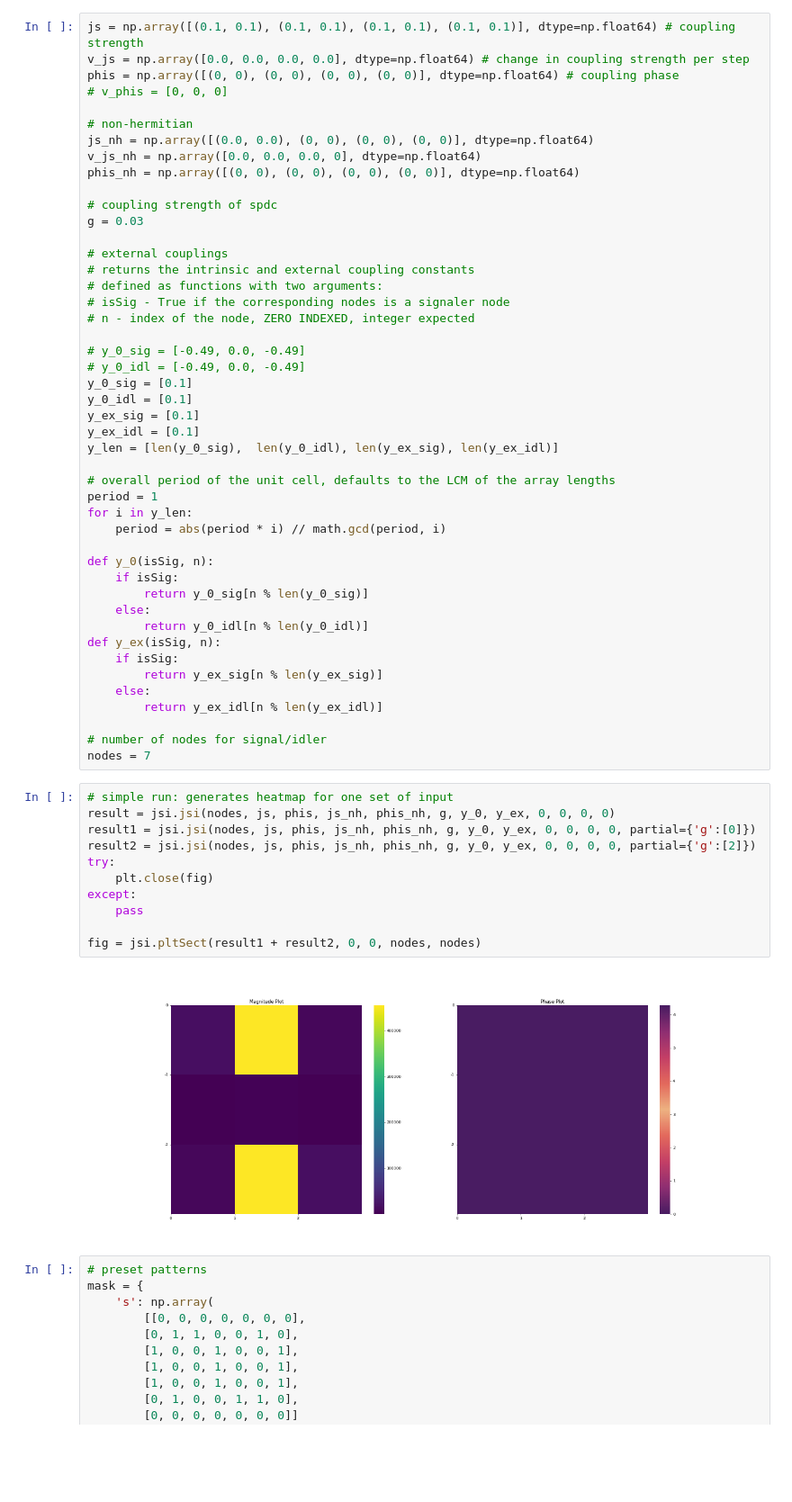
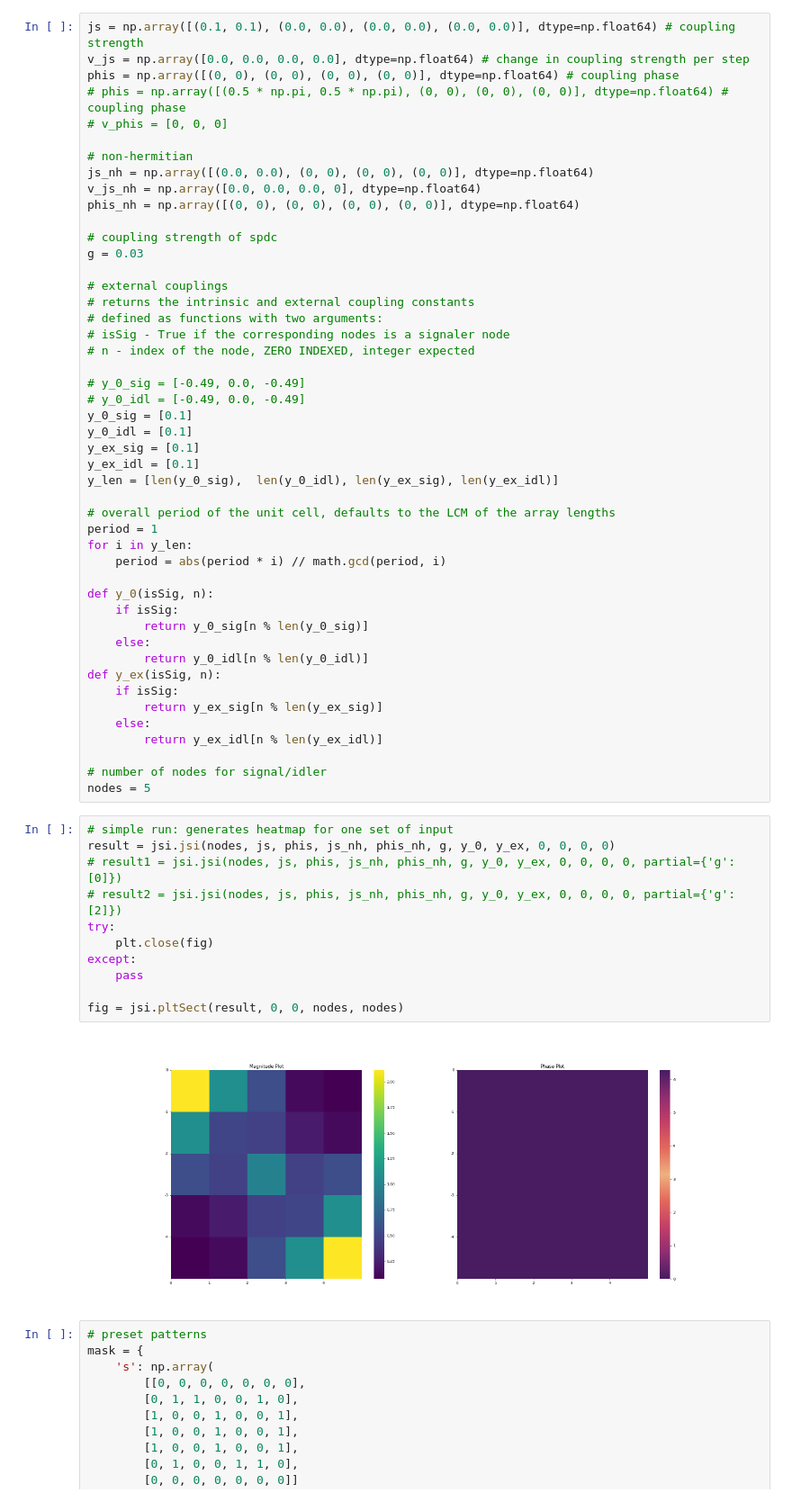
Before and after one commit to w41g87/jsi, a Jupyter notebook: jsi_run.ipynb, the cells around one changed output. Shown at 90% size. Cells and saved outputs as stored; diff of their text form; blank space fills up the shorter version.

```diff
--- a/jsi_run.ipynb
+++ b/jsi_run.ipynb
@@ -22,7 +30,8 @@ Num GPUs Available:  1
 # %%
-js = np.array([(0.1, 0.1), (0.1, 0.1), (0.1, 0.1), (0.1, 0.1)], dtype=np.float64) # coupling strength
+js = np.array([(0.1, 0.1), (0.0, 0.0), (0.0, 0.0), (0.0, 0.0)], dtype=np.float64) # coupling strength
 v_js = np.array([0.0, 0.0, 0.0, 0.0], dtype=np.float64) # change in coupling strength per step
 phis = np.array([(0, 0), (0, 0), (0, 0), (0, 0)], dtype=np.float64) # coupling phase
+# phis = np.array([(0.5 * np.pi, 0.5 * np.pi), (0, 0), (0, 0), (0, 0)], dtype=np.float64) # coupling phase
 # v_phis = [0, 0, 0]
 
 # non-hermitian
@@ -64,20 +73,20 @@ def y_ex(isSig, n):
         return y_ex_idl[n % len(y_ex_idl)]
 
 # number of nodes for signal/idler
-nodes = 7
+nodes = 5
 # %%
 # simple run: generates heatmap for one set of input
 result = jsi.jsi(nodes, js, phis, js_nh, phis_nh, g, y_0, y_ex, 0, 0, 0, 0)
-result1 = jsi.jsi(nodes, js, phis, js_nh, phis_nh, g, y_0, y_ex, 0, 0, 0, 0, partial={'g':[0]})
-result2 = jsi.jsi(nodes, js, phis, js_nh, phis_nh, g, y_0, y_ex, 0, 0, 0, 0, partial={'g':[2]})
+# result1 = jsi.jsi(nodes, js, phis, js_nh, phis_nh, g, y_0, y_ex, 0, 0, 0, 0, partial={'g':[0]})
+# result2 = jsi.jsi(nodes, js, phis, js_nh, phis_nh, g, y_0, y_ex, 0, 0, 0, 0, partial={'g':[2]})
 try:
     plt.close(fig)
 except:
     pass
 
-fig = jsi.pltSect(result1 + result2, 0, 0, nodes, nodes)
+fig = jsi.pltSect(result, 0, 0, nodes, nodes)
 # %% [output]
-[figure, old version]
+[figure, new version]
 # %%
 # preset patterns
 mask = {
```
Also changed, not shown: parts of 5 cells of this notebook, 4 other files.
